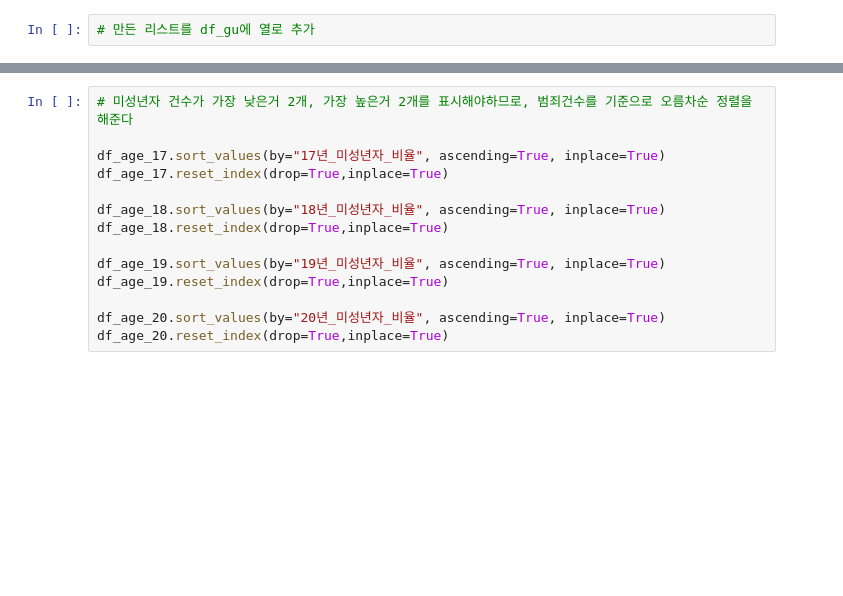
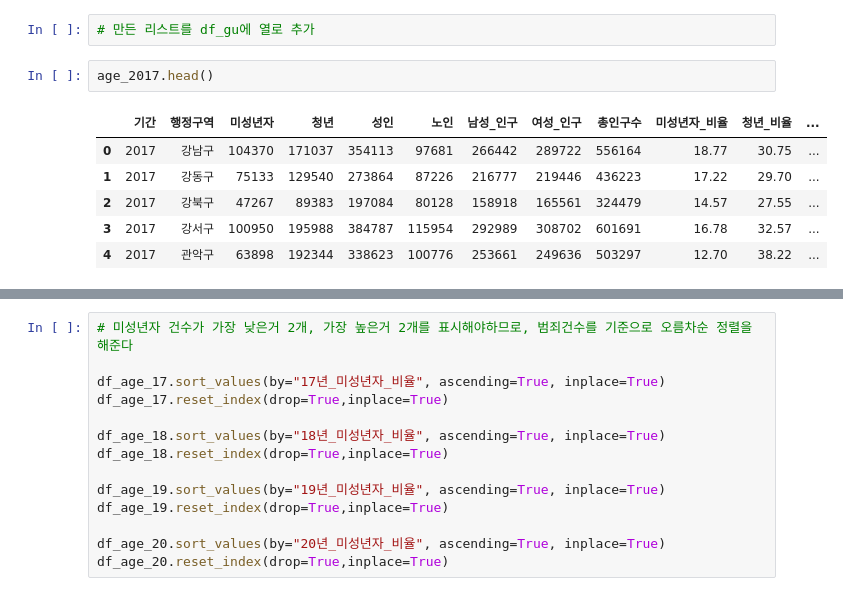
Before and after one commit to laits1/TIL, a Jupyter notebook: project/1)data분석 프로젝트/서울시 연령별 지도.ipynb, the cells around one changed output, grey strips where cells are left out. Cells and saved outputs as stored; diff of their text form; blank space fills up the shorter version.

```diff
--- a/project/1)data분석 프로젝트/서울시 연령별 지도.ipynb
+++ b/project/1)data분석 프로젝트/서울시 연령별 지도.ipynb
@@ -202,5 +202,14 @@ list(age_2017['미성년자_비율'])
  14.84]
 # %%
 # 만든 리스트를 df_gu에 열로 추가
+# %%
+age_2017.head()
+# %% [output]
+|  | 기간 | 행정구역 | 미성년자 | 청년 | 성인 | 노인 | 남성_인구 | 여성_인구 | 총인구수 | 미성년자_비율 | 청년_비율 | ... |
+| 0 | 2017 | 강남구 | 104370 | 171037 | 354113 | 97681 | 266442 | 289722 | 556164 | 18.77 | 30.75 | ... |
+| 1 | 2017 | 강동구 | 75133 | 129540 | 273864 | 87226 | 216777 | 219446 | 436223 | 17.22 | 29.70 | ... |
+| 2 | 2017 | 강북구 | 47267 | 89383 | 197084 | 80128 | 158918 | 165561 | 324479 | 14.57 | 27.55 | ... |
+| 3 | 2017 | 강서구 | 100950 | 195988 | 384787 | 115954 | 292989 | 308702 | 601691 | 16.78 | 32.57 | ... |
+| 4 | 2017 | 관악구 | 63898 | 192344 | 338623 | 100776 | 253661 | 249636 | 503297 | 12.70 | 38.22 | ... |
 # %%
 df_age_17['17년_미성년자_비율'] = list(age_2017['미성년자_비율'])
```
Also changed, not shown: parts of 40 cells of this notebook, 6 other files.
